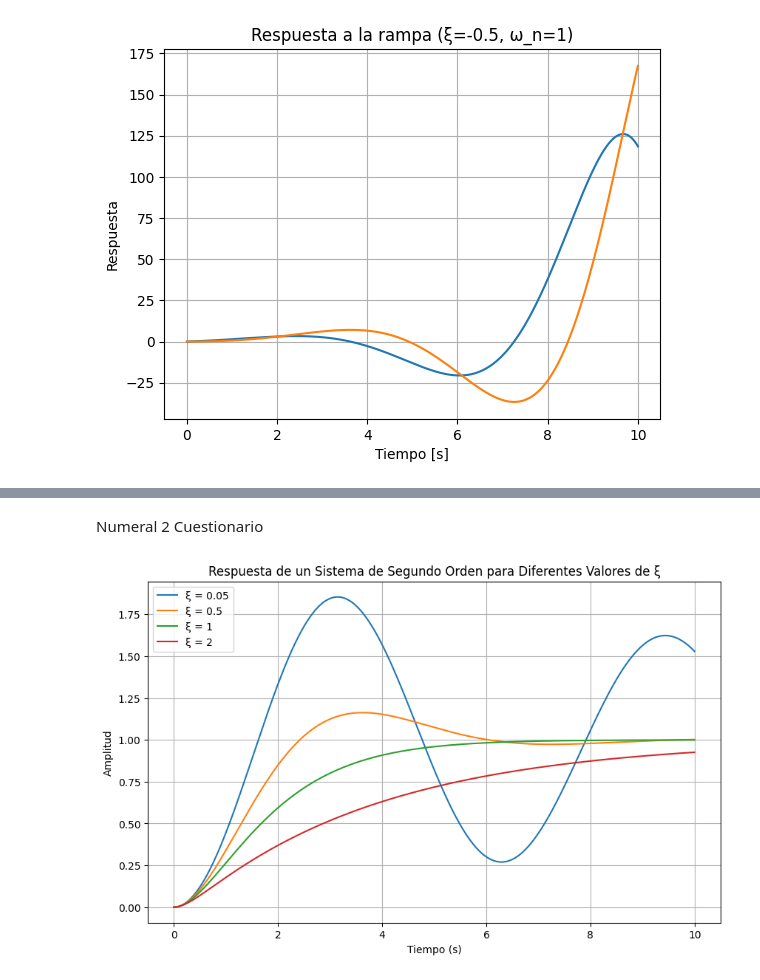
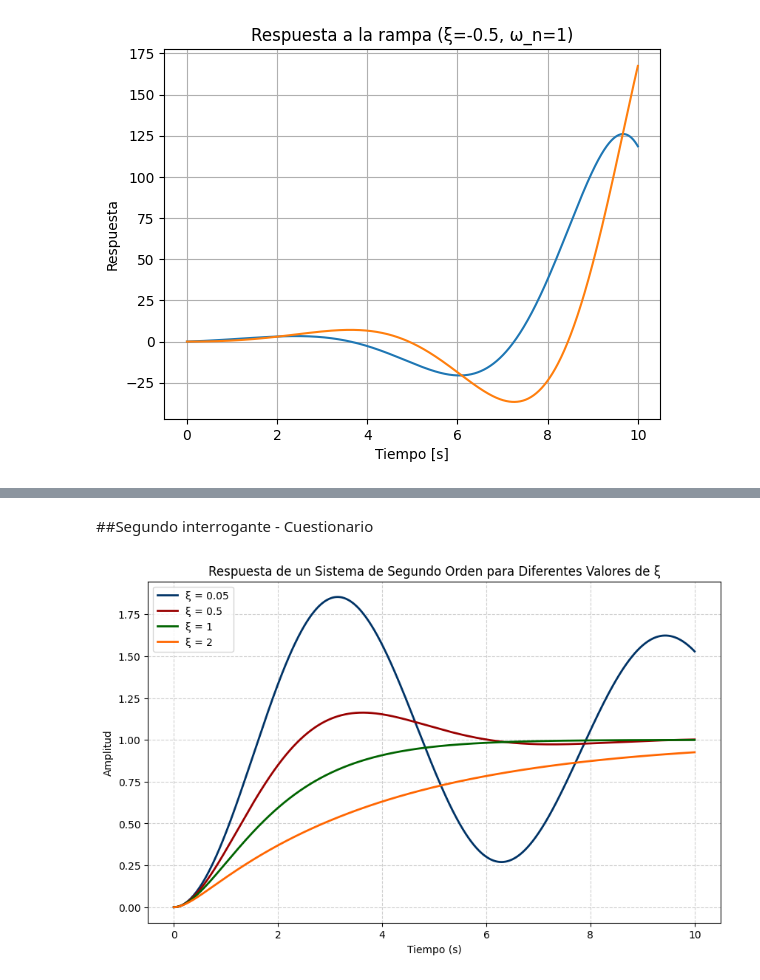
Before and after one commit to Jose-Luis-Ortiz-Alvarez/Simulaciones-Sistemas-Dinamicos-y-Control, a Jupyter notebook: Simulaciones/Simulación_2_RESPUESTA_TRANSITORIA.ipynb, the cells around one changed output, grey strips where cells are left out. Drawn from its saved outputs; the diff is of its cells as text; code cells hidden in the pictures.

```diff
--- a/Simulaciones/Simulación_2_RESPUESTA_TRANSITORIA.ipynb
+++ b/Simulaciones/Simulación_2_RESPUESTA_TRANSITORIA.ipynb
@@ -468,10 +443,10 @@ import control.matlab as matlab
 
 # Definir sistemas de segundo orden con diferentes parámetros
 sistemas = [
-    {'zeta': 0.1, 'omega_n': 1, 'label': 'Subamortiguado (ζ=0.1)'},
-    {'zeta': 0.5, 'omega_n': 1, 'label': 'Subamortiguado (ζ=0.5)'},
-    {'zeta': 1, 'omega_n': 1, 'label': 'Crítico (ζ=1)'},
-    {'zeta': 1.5, 'omega_n': 1, 'label': 'Sobreamortiguado (ζ=1.5)'}
+    {'zeta': 0.1, 'omega_n': 1, 'label': 'Subamortiguado (ζ=0.1)', 'color': '#003366'},
+    {'zeta': 0.5, 'omega_n': 1, 'label': 'Subamortiguado (ζ=0.5)', 'color': '#990000'},
+    {'zeta': 1, 'omega_n': 1, 'label': 'Crítico (ζ=1)', 'color': '#006400'},
+    {'zeta': 1.5, 'omega_n': 1, 'label': 'Sobreamortiguado (ζ=1.5)', 'color': '#FF6600'}
 ]
 
 # Graficar polos y respuestas transitorias
@@ -485,13 +460,15 @@ for sistema in sistemas:
     omega_d = omega_n * np.sqrt(1 - zeta**2) if zeta < 1 else 0
     theta = np.arccos(zeta) if zeta < 1 else 0
     polos = [-zeta * omega_n + 1j * omega_d, -zeta * omega_n - 1j * omega_d]
-    plt.scatter(np.real(polos), np.imag(polos), label=f'{sistema["label"]}\nθ={np.degrees(theta):.1f}°')
+    plt.scatter(np.real(polos), np.imag(polos),
+                label=f'{sistema["label"]}\nθ={np.degrees(theta):.1f}°',
+                color=sistema['color'])
 plt.axhline(0, color='black', linewidth=0.5)
 plt.axvline(0, color='black', linewidth=0.5)
 plt.title('Localización de polos')
 plt.xlabel('Parte Real')
 plt.ylabel('Parte Imaginaria')
-plt.grid(True)
+plt.grid(True, linestyle='--', alpha=0.6)
 plt.legend()
 
 # Gráfico de respuesta transitoria
@@ -504,11 +481,11 @@ for sistema in sistemas:
     den = [1, 2 * zeta * omega_n, omega_n**2]
     sys = matlab.tf(num, den)
     _, y = matlab.step(sys, T=t)
-    plt.plot(t, y, label=sistema['label'])
+    plt.plot(t, y, label=sistema['label'], color=sistema['color'])
 plt.title('Respuesta al escalón')
 plt.xlabel('Tiempo [s]')
 plt.ylabel('Respuesta')
-plt.grid(True)
+plt.grid(True, linestyle='--', alpha=0.6)
 plt.legend()
 
 plt.tight_layout()
@@ -562,35 +495,36 @@ La frecuencia amortiguada $( \omega_d )$ está relacionada con la rapidez de las
-# %% [markdown]
-Numeral 2 Cuestionario
+# %% [markdown]
+##Segundo interrogante - Cuestionario
 # %%
 import numpy as np
 import matplotlib.pyplot as plt
 import control as ctrl
 
 # Parámetros del sistema de segundo orden
 omega_n = 1  # Frecuencia natural (rad/s)
 
 # Valores de ξ para diferentes escenarios
 xi_values = [0.05, 0.5, 1, 2]  # Valores pequeños, normales y grandes
+colores = ['#003366', '#990000', '#006400', '#FF6600']  # Paleta fija
 
 # Tiempo de simulación
 t = np.linspace(0, 10, 1000)
 
 # Generar las respuestas para cada valor de ξ
 plt.figure(figsize=(10, 6))
 
-for xi in xi_values:
+for xi, color in zip(xi_values, colores):
     # Función de transferencia para el sistema de segundo orden
     system = ctrl.TransferFunction([omega_n**2], [1, 2*xi*omega_n, omega_n**2])
     time, response = ctrl.step_response(system, t)
 
-    plt.plot(time, response, label=f'ξ = {xi}')
+    plt.plot(time, response, label=f'ξ = {xi}', color=color, linewidth=2)
 
 # Personalizar la gráfica
 plt.title('Respuesta de un Sistema de Segundo Orden para Diferentes Valores de ξ')
 plt.xlabel('Tiempo (s)')
 plt.ylabel('Amplitud')
 plt.legend()
-plt.grid(True)
+plt.grid(True, linestyle="--", alpha=0.6)
 plt.show()
 # %% [output]
-[figure, old version]
+[figure, new version]
```
Also changed, not shown: parts of 11 cells of this notebook.
